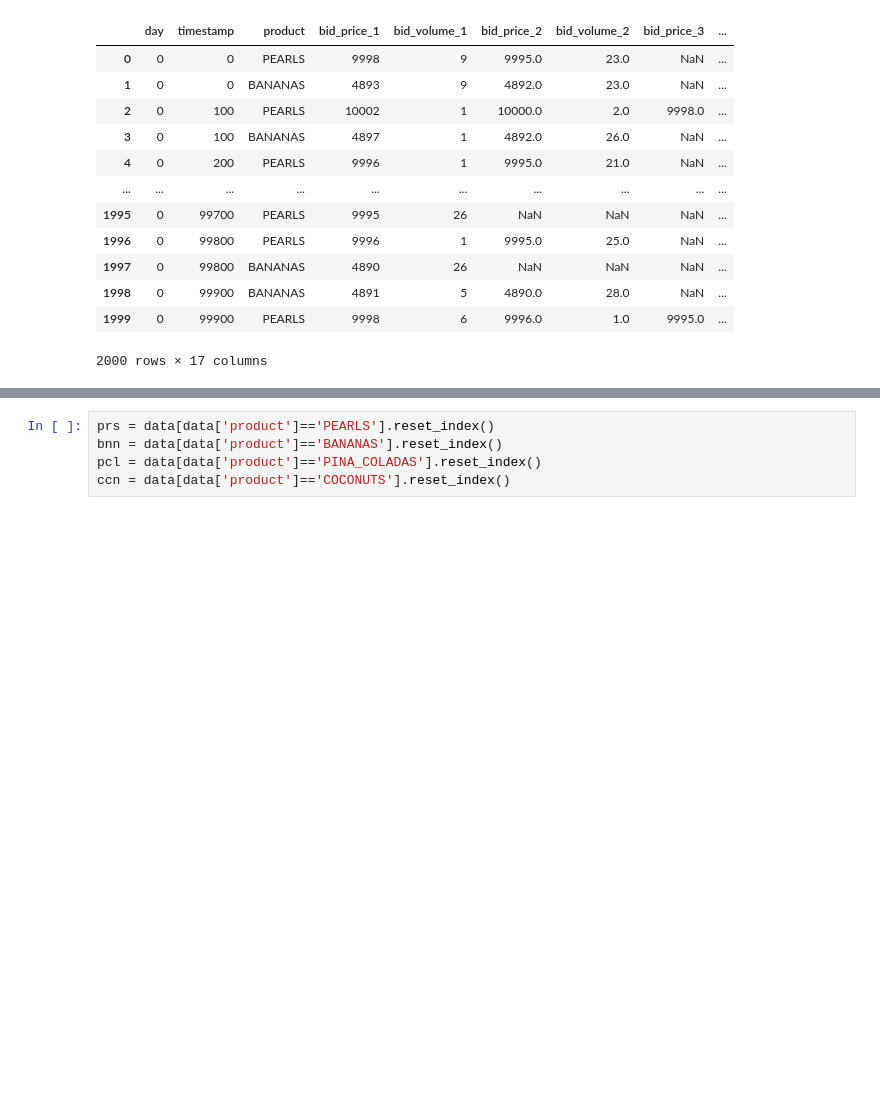
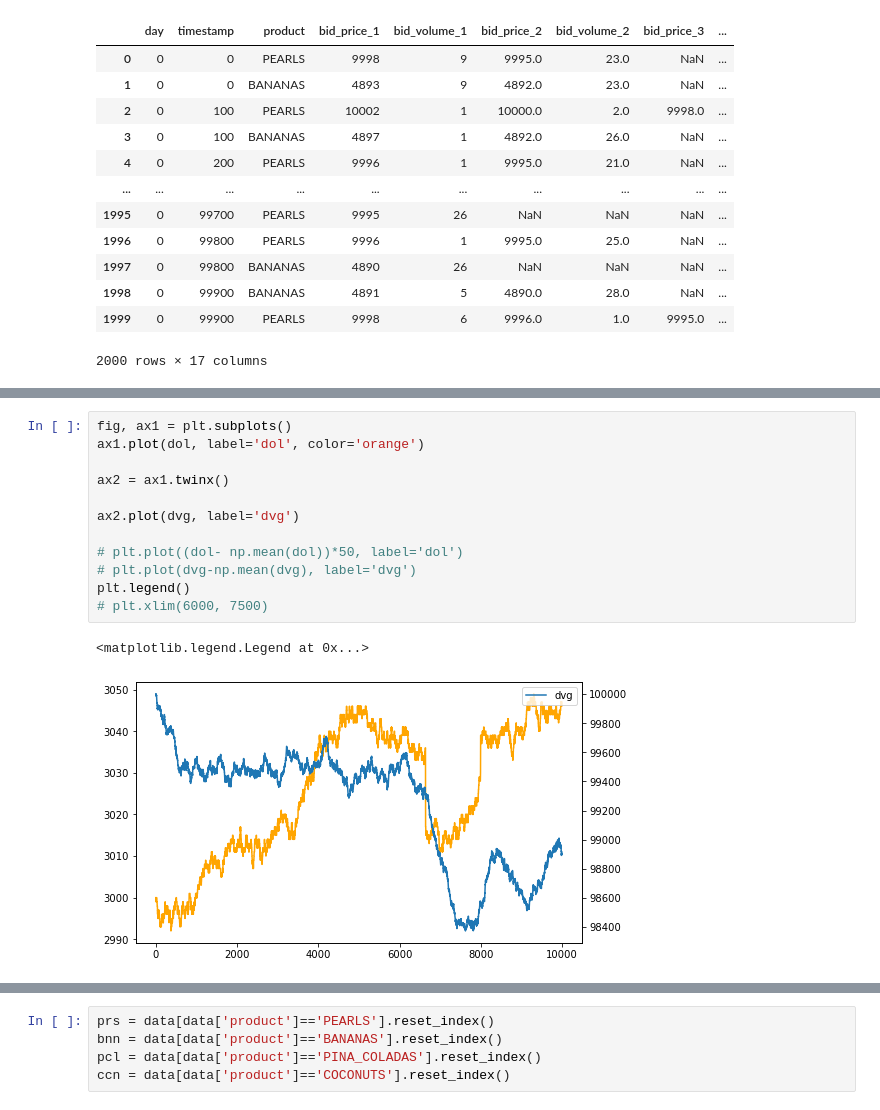
Before and after one commit to MichalOkon/imc_prosperity, a Jupyter notebook: testing.ipynb, the cells around one changed output, grey strips where cells are left out. Drawn from its saved outputs; the diff is of its cells as text; blank space fills up the shorter version.

```diff
--- a/testing.ipynb
+++ b/testing.ipynb
@@ -336,0 +355,15 @@ data
+# %%
+fig, ax1 = plt.subplots()
+ax1.plot(dol, label='dol', color='orange')
+
+ax2 = ax1.twinx()
+
+ax2.plot(dvg, label='dvg')
+
+# plt.plot((dol- np.mean(dol))*50, label='dol')
+# plt.plot(dvg-np.mean(dvg), label='dvg')
+plt.legend()
+# plt.xlim(6000, 7500)
+# %% [output]
+<matplotlib.legend.Legend at 0x...>
+[figure, added]
```
Also changed, not shown: parts of 9 cells of this notebook, 4 other files.
